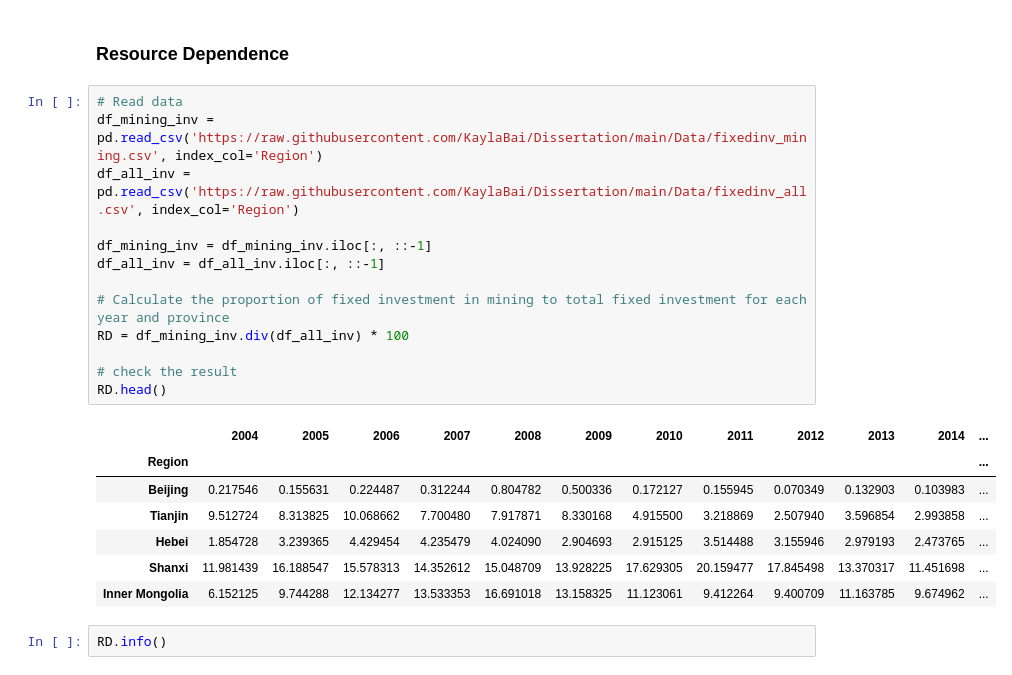
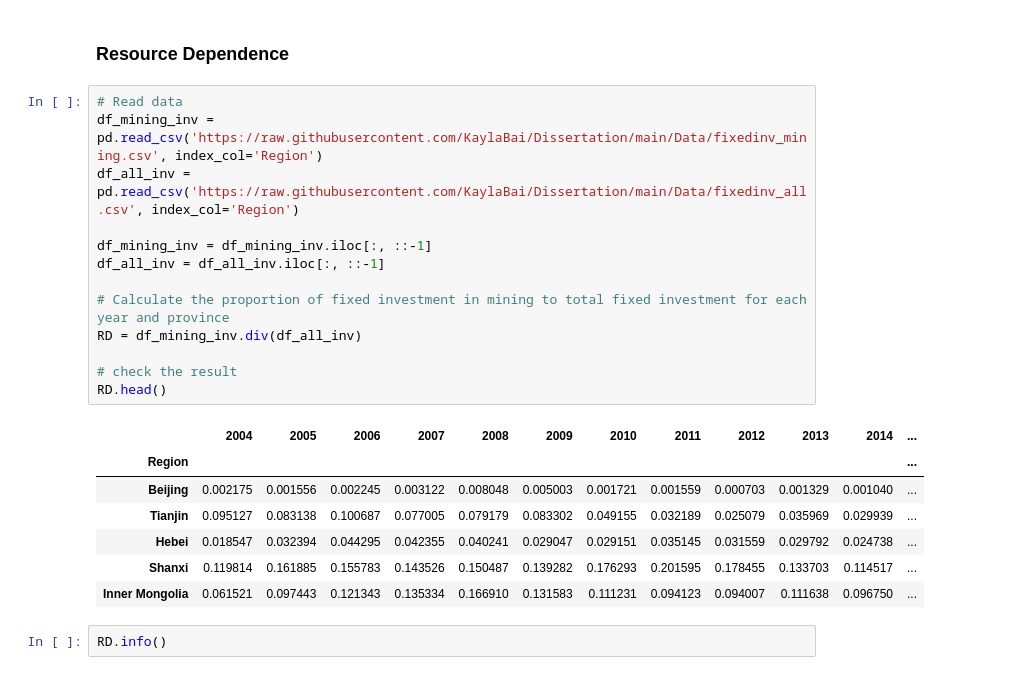
Before and after one commit to KaylaBai/Dissertation, a Jupyter notebook: Dissertation.ipynb, the cells around one changed output. Cells and saved outputs as stored; diff of their text form.

```diff
--- a/Dissertation.ipynb
+++ b/Dissertation.ipynb
@@ -298,24 +298,24 @@ plt.show()
 # %%
 # Read data
 df_mining_inv = pd.read_csv('https://raw.githubusercontent.com/KaylaBai/Dissertation/main/Data/fixedinv_mining.csv', index_col='Region')
 df_all_inv = pd.read_csv('https://raw.githubusercontent.com/KaylaBai/Dissertation/main/Data/fixedinv_all.csv', index_col='Region')
 
 df_mining_inv = df_mining_inv.iloc[:, ::-1]
 df_all_inv = df_all_inv.iloc[:, ::-1]
 
 # Calculate the proportion of fixed investment in mining to total fixed investment for each year and province
-RD = df_mining_inv.div(df_all_inv) * 100
+RD = df_mining_inv.div(df_all_inv)
 
 # check the result
 RD.head()
 # %% [output]
 |  | 2004 | 2005 | 2006 | 2007 | 2008 | 2009 | 2010 | 2011 | 2012 | 2013 | 2014 | ... |
 | Region |  |  |  |  |  |  |  |  |  |  |  | ... |
-| Beijing | 0.217546 | 0.155631 | 0.224487 | 0.312244 | 0.804782 | 0.500336 | 0.172127 | 0.155945 | 0.070349 | 0.132903 | 0.103983 | ... |
-| Tianjin | 9.512724 | 8.313825 | 10.068662 | 7.700480 | 7.917871 | 8.330168 | 4.915500 | 3.218869 | 2.507940 | 3.596854 | 2.993858 | ... |
-| Hebei | 1.854728 | 3.239365 | 4.429454 | 4.235479 | 4.024090 | 2.904693 | 2.915125 | 3.514488 | 3.155946 | 2.979193 | 2.473765 | ... |
-| Shanxi | 11.981439 | 16.188547 | 15.578313 | 14.352612 | 15.048709 | 13.928225 | 17.629305 | 20.159477 | 17.845498 | 13.370317 | 11.451698 | ... |
-| Inner Mongolia | 6.152125 | 9.744288 | 12.134277 | 13.533353 | 16.691018 | 13.158325 | 11.123061 | 9.412264 | 9.400709 | 11.163785 | 9.674962 | ... |
+| Beijing | 0.002175 | 0.001556 | 0.002245 | 0.003122 | 0.008048 | 0.005003 | 0.001721 | 0.001559 | 0.000703 | 0.001329 | 0.001040 | ... |
+| Tianjin | 0.095127 | 0.083138 | 0.100687 | 0.077005 | 0.079179 | 0.083302 | 0.049155 | 0.032189 | 0.025079 | 0.035969 | 0.029939 | ... |
+| Hebei | 0.018547 | 0.032394 | 0.044295 | 0.042355 | 0.040241 | 0.029047 | 0.029151 | 0.035145 | 0.031559 | 0.029792 | 0.024738 | ... |
+| Shanxi | 0.119814 | 0.161885 | 0.155783 | 0.143526 | 0.150487 | 0.139282 | 0.176293 | 0.201595 | 0.178455 | 0.133703 | 0.114517 | ... |
+| Inner Mongolia | 0.061521 | 0.097443 | 0.121343 | 0.135334 | 0.166910 | 0.131583 | 0.111231 | 0.094123 | 0.094007 | 0.111638 | 0.096750 | ... |
 # %%
 RD.info()
 # %% [output]
```
Also changed, not shown: parts of 49 cells of this notebook.
